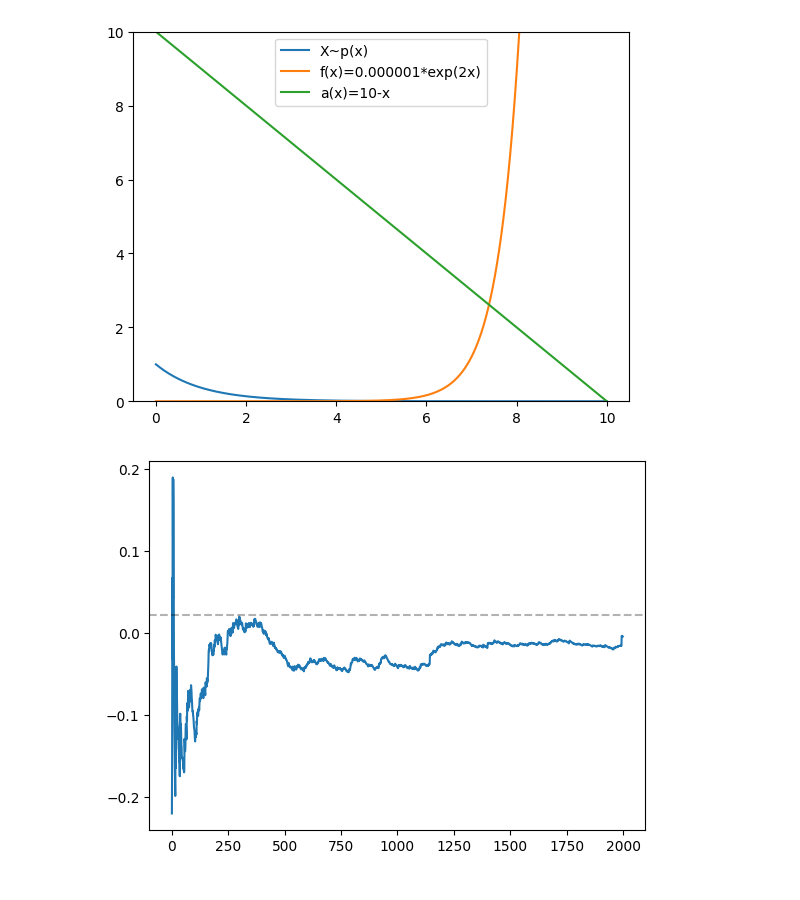
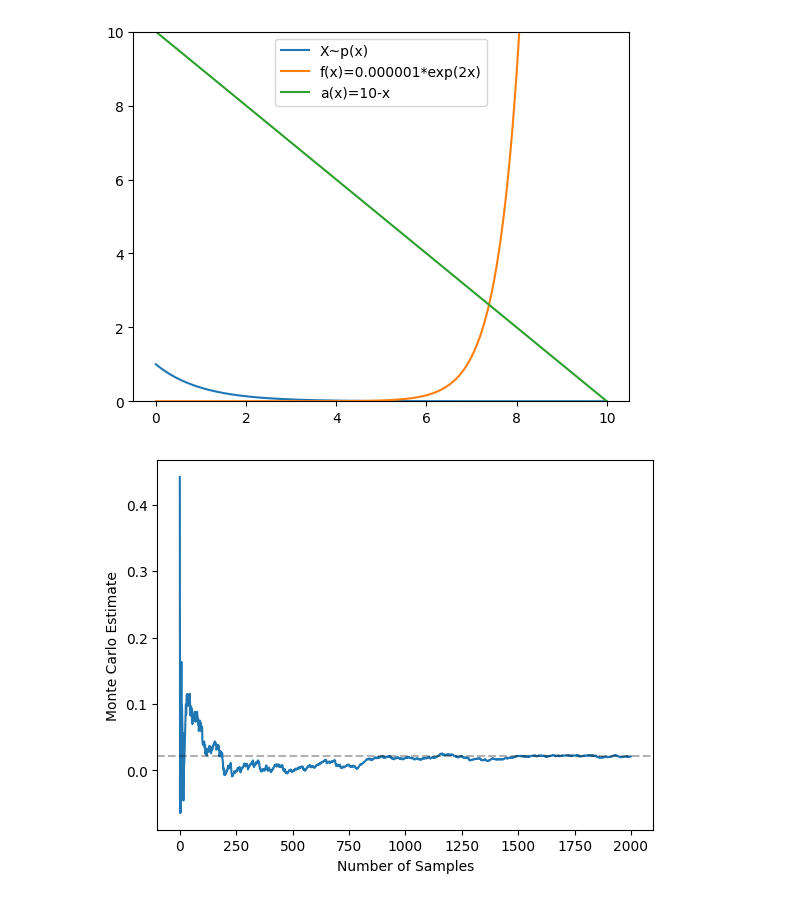
Before and after one commit to tuphs28/MLMI-Notes, a Jupyter notebook: CSML/monte_carlo_methods.ipynb, the cells around one changed output. Drawn from its saved outputs; the diff is of its cells as text; code cells hidden in the pictures.

```diff
--- a/CSML/monte_carlo_methods.ipynb
+++ b/CSML/monte_carlo_methods.ipynb
@@ -88,7 +109,7 @@ plt.show()
 # %%
 num_examples = 5
 f = lambda x: 0.000001*np.exp(2*x)
-max_N = 5000
+max_N = 2500
 for K in range(num_examples):
     samples = []
     mc_estimates = []
@@ -96,8 +117,8 @@ for K in range(num_examples):
         samples.append(sample_truncated_exponential())
         mc_estimates.append(sum(f(x) for x in samples) / len(samples))
     plt.plot(mc_estimates)
-plt.axhline(np.exp(10)-1, linestyle="dashed", color="black", alpha=0.3)
-plt.ylabel("Monte Carlo Estimate of E[e^x]")
+plt.axhline(0.000001*(np.exp(10)-1), linestyle="dashed", color="black", alpha=0.3)
+plt.ylabel("Monte Carlo Estimate")
 plt.xlabel("Number of Samples")
 plt.show()
 # %% [output]
@@ -143,6 +164,7 @@ def sample_truncated_normal(loc=8, scale=1):
             continue
 # %%
 q = lambda x: np.exp(-0.5*(x-8)**2) / 2.45
+f = lambda x: 0.000001*np.exp(2*x)
 # %%
 plt.plot(x_range, p(x_range), label="X~p(x)")
 plt.plot(x_range, f(x_range), label="f(x)=0.000001*exp(2x)")
@@ -153,7 +175,7 @@ plt.show()
 # %% [output]
 [figure]
 # %%
-max_N = 2000
+max_N = 2500
 samples = []
 mc_estimates = []
 for N in range(1,max_N + 1):
@@ -169,0 +194,12 @@ plt.show()
+# %%
+for K in range(num_examples):
+    samples = []
+    mc_estimates = []
+    for N in range(1,max_N + 1):
+        samples.append(sample_truncated_normal())
+        mc_estimates.append(sum((f(x)*p(x))/q(x) for x in samples) / len(samples))
+    plt.plot(mc_estimates)
+plt.axhline(0.000001*(np.exp(10)-1), linestyle="dashed", color="black", alpha=0.3)
+plt.ylabel("Monte Carlo Estimate")
+plt.xlabel("Number of Samples")
+plt.show()
@@ -182,14 +220,16 @@ plt.show()
 # %%
 expec_a = 9 / (1 - np.exp(-10))
 max_N = 2000
-beta = -0.75
+beta = 0.5
 samples = []
 mc_estimates = []
 for N in range(1,max_N + 1):
     samples.append(sample_truncated_exponential())
     mc_estimates.append(sum((f(x) + beta*(a(x) - expec_a)) for x in samples) / len(samples))
 plt.plot(mc_estimates)
 plt.axhline(0.000001*(np.exp(10)-1), linestyle="dashed", color="black", alpha=0.3)
+plt.ylabel("Monte Carlo Estimate")
+plt.xlabel("Number of Samples")
 plt.show()
 # %% [output]
-[figure, old version]
+[figure, new version]
```
Also changed, not shown: parts of 12 cells of this notebook, 17 other files.
